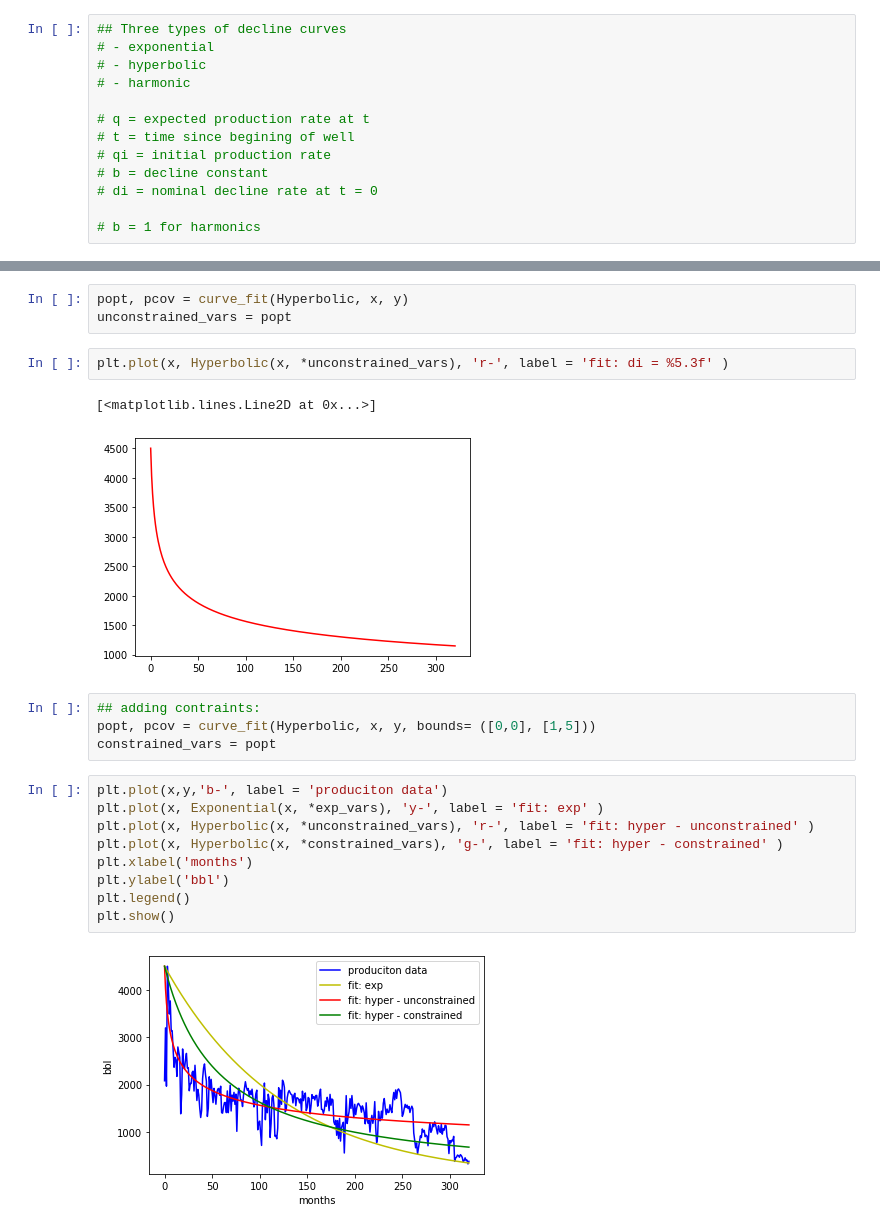
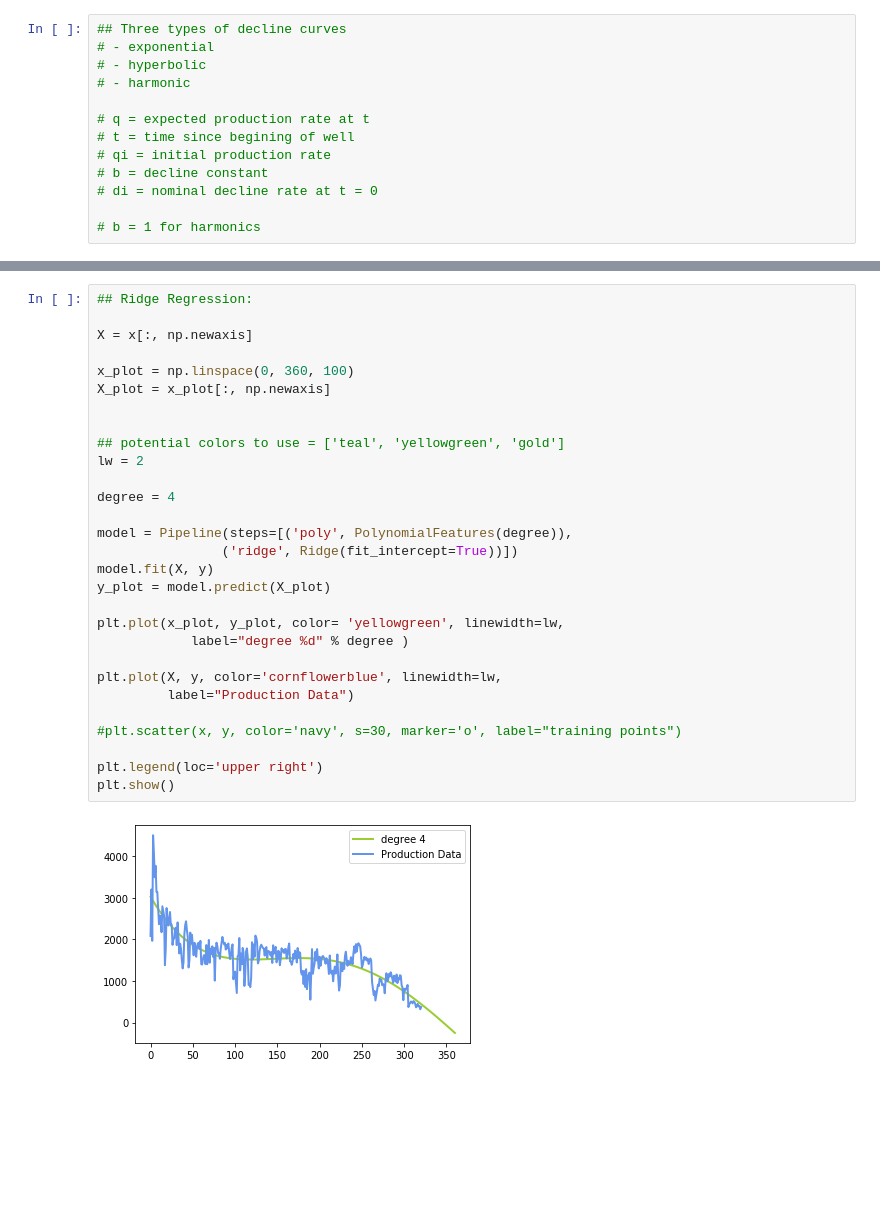
Before and after one commit to PrestonBlackburn/Decline-Curve-Analysis, a Jupyter notebook: Decline Curve Calcs.ipynb, the cells around one changed output, grey strips where cells are left out. Drawn from its saved outputs; the diff is of its cells as text; blank space fills up the shorter version.

```diff
--- a/Decline Curve Calcs.ipynb
+++ b/Decline Curve Calcs.ipynb
@@ -69,23 +113,31 @@ plt.plot(x, Exponential(x, *exp_vars), 'p-', label = 'fit: di = %5.3f' )
-# %%
-popt, pcov = curve_fit(Hyperbolic, x, y)
-unconstrained_vars = popt
-# %%
-plt.plot(x, Hyperbolic(x, *unconstrained_vars), 'r-', label = 'fit: di = %5.3f' )
-# %% [output]
-[<matplotlib.lines.Line2D at 0x...>]
-[figure, removed]
-# %%
-## adding contraints:
-popt, pcov = curve_fit(Hyperbolic, x, y, bounds= ([0,0], [1,5]))
-constrained_vars = popt
-# %%
-plt.plot(x,y,'b-', label = 'produciton data')
-plt.plot(x, Exponential(x, *exp_vars), 'y-', label = 'fit: exp' )
-plt.plot(x, Hyperbolic(x, *unconstrained_vars), 'r-', label = 'fit: hyper - unconstrained' )
-plt.plot(x, Hyperbolic(x, *constrained_vars), 'g-', label = 'fit: hyper - constrained' )
-plt.xlabel('months')
-plt.ylabel('bbl')
-plt.legend()
-plt.show()
-# %% [output]
-[figure, removed]
+# %%
+## Ridge Regression:
+
+X = x[:, np.newaxis]
+
+x_plot = np.linspace(0, 360, 100)
+X_plot = x_plot[:, np.newaxis]
+
+
+## potential colors to use = ['teal', 'yellowgreen', 'gold']
+lw = 2
+
+degree = 4
+
+model = Pipeline(steps=[('poly', PolynomialFeatures(degree)),
+                ('ridge', Ridge(fit_intercept=True))])
+model.fit(X, y)
+y_plot = model.predict(X_plot)
+
+plt.plot(x_plot, y_plot, color= 'yellowgreen', linewidth=lw,
+            label="degree %d" % degree )
+
+plt.plot(X, y, color='cornflowerblue', linewidth=lw,
+         label="Production Data")
+
+#plt.scatter(x, y, color='navy', s=30, marker='o', label="training points")
+
+plt.legend(loc='upper right')
+plt.show()
+# %% [output]
+[figure, added]
```
Also changed, not shown: parts of 21 cells of this notebook, 1 other file.
